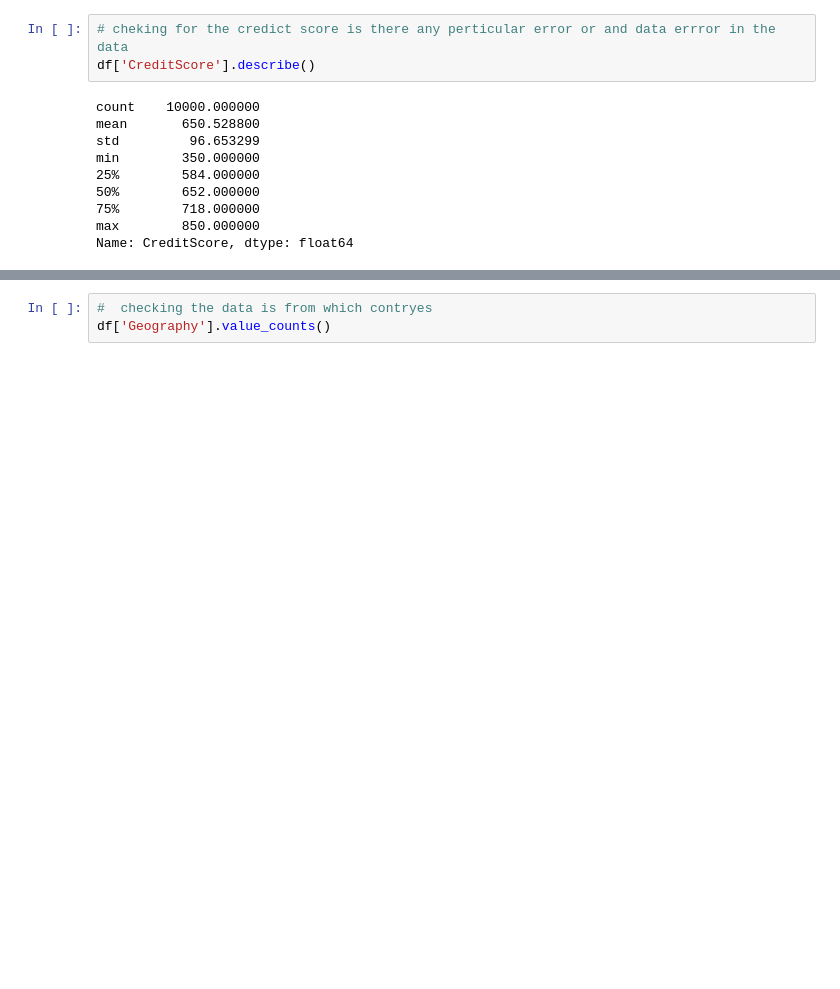
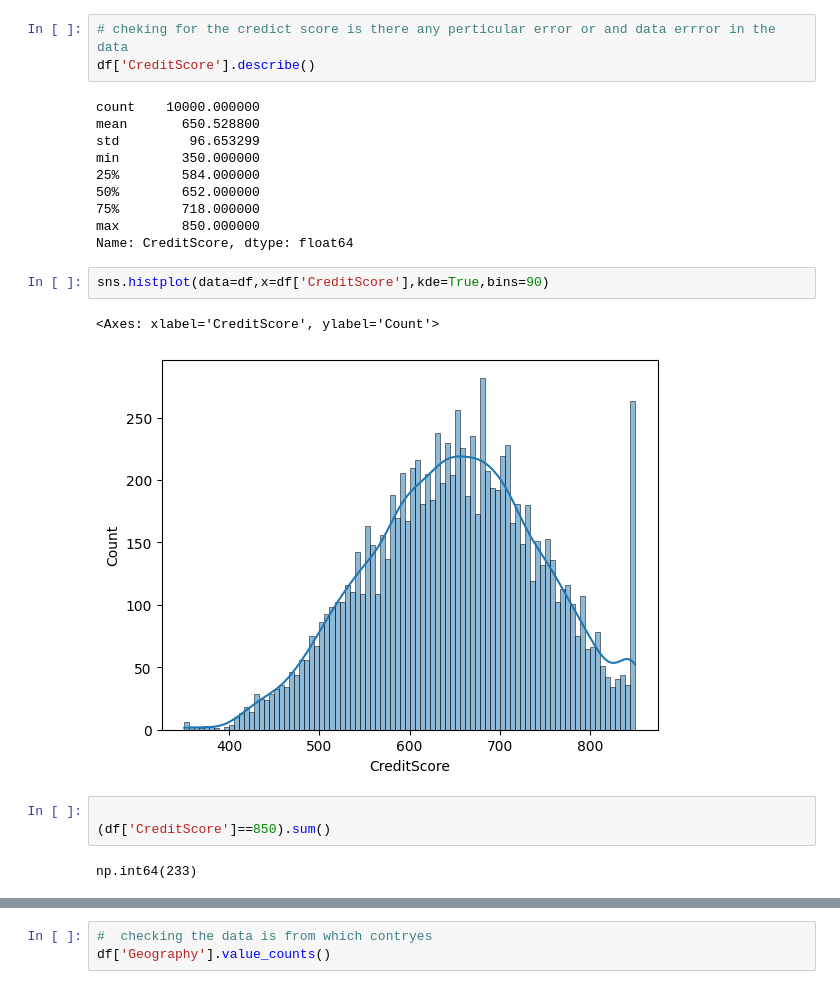
Before and after one commit to karansingh-chauhan/bank-customer-churn-modeling, a Jupyter notebook: notebook/main.ipynb, the cells around one changed output, grey strips where cells are left out. Saved outputs shown, nothing was run; the diff lists cells and outputs as text; blank space fills up the shorter version.

```diff
--- a/notebook/main.ipynb
+++ b/notebook/main.ipynb
@@ -134,3 +168,13 @@ min        350.000000
 75%        718.000000
 max        850.000000
 Name: CreditScore, dtype: float64
+# %%
+sns.histplot(data=df,x=df['CreditScore'],kde=True,bins=90)
+# %% [output]
+<Axes: xlabel='CreditScore', ylabel='Count'>
+[figure, added]
+# %%
+
+(df['CreditScore']==850).sum()
+# %% [output]
+np.int64(233)
```
Also changed, not shown: parts of 117 cells of this notebook.
